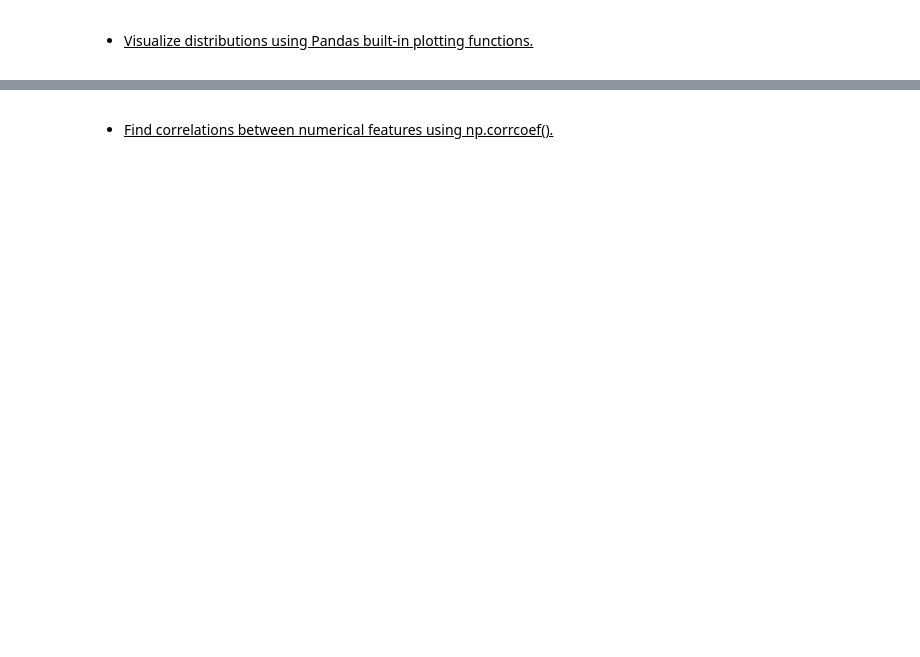
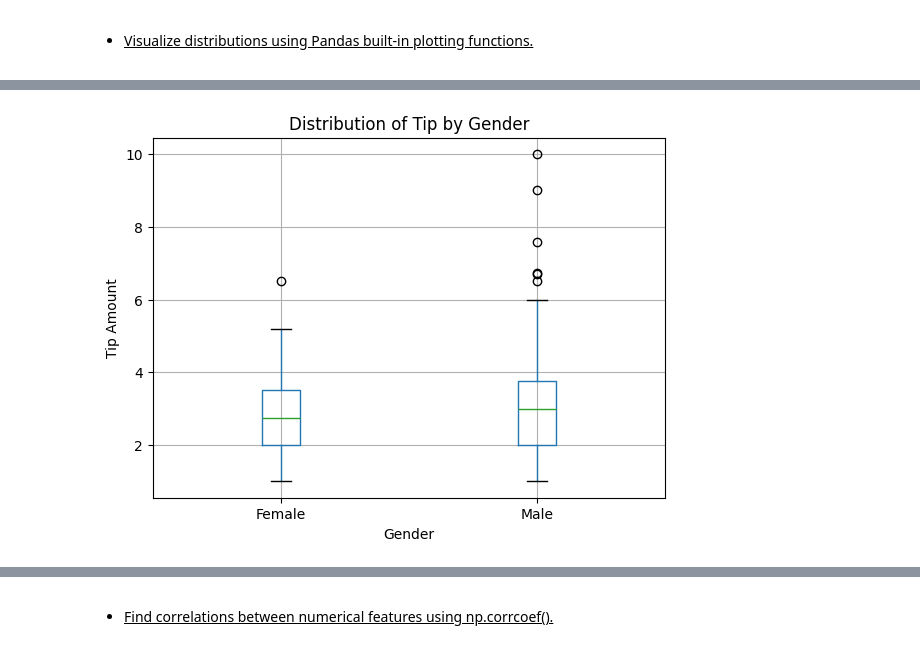
Before and after one commit to Sandipan-Roy/sr, a Jupyter notebook: Assg_SandipanRoy_2_20260105.ipynb, the cells around one changed output, grey strips where cells are left out. Drawn from its saved outputs; the diff is of its cells as text; code cells hidden in the pictures; blank space fills up the shorter version.

```diff
--- a/Assg_SandipanRoy_2_20260105.ipynb
+++ b/Assg_SandipanRoy_2_20260105.ipynb
@@ -221,0 +1153,18 @@ import matplotlib.pyplot as plt
+# %%
+# Box plot for Tip Amount by Gender
+# A box plot (or box-and-whisker plot) is a standardized way of displaying
+# the distribution of data based on a five-number summary: minimum, first
+# quartile (Q1), median, third quartile (Q3), and maximum.
+# It helps to visualize the spread and skewness of the data, as well as
+# identify potential outliers.
+# Here, we are plotting box plot for Tip Amount segregated by Gender
+
+tipByGender = restTipsDF[["sex","tip"]]
+tipByGender.boxplot(column='tip', by='sex')
+plt.title('Distribution of Tip by Gender') # Overall title
+plt.suptitle('') # Removes the default "Boxplot grouped by..." auto-title
+plt.xlabel('Gender')
+plt.ylabel('Tip Amount')
+plt.show()
+# %% [output]
+[figure, added]
```
Also changed, not shown: parts of 74 cells of this notebook.
